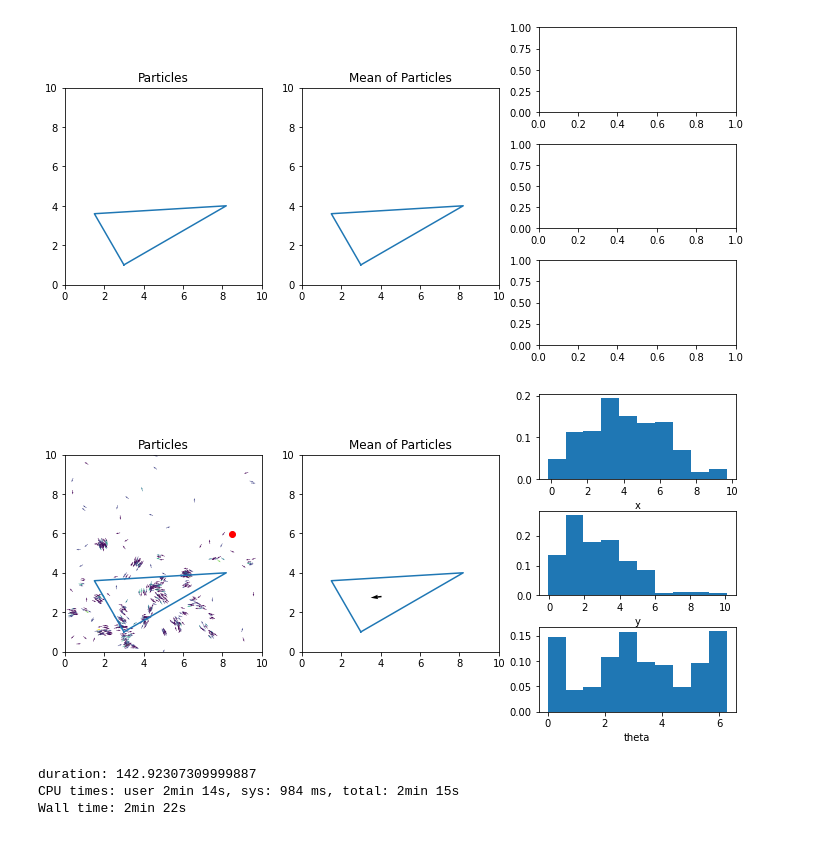
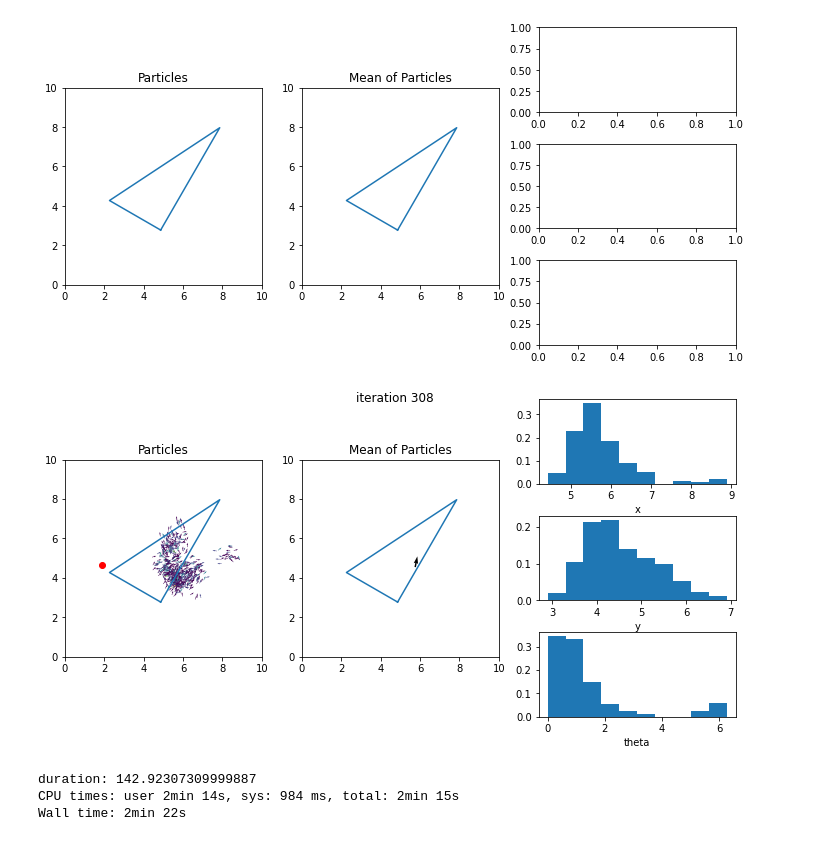
Before and after one commit to playertr/SDM_project, a Jupyter notebook: particle_filter_example.ipynb, the cells around one changed output. Drawn from its saved outputs; the diff is of its cells as text; code cells hidden in the pictures.

```diff
--- a/particle_filter_example.ipynb
+++ b/particle_filter_example.ipynb
@@ -13,9 +14,9 @@ from ActionController import ActionController
 shape = Polygon([[0, 0], [6, 0], [0, 3], [0, 0]]) # triangle
 # Center shape
 shape
-x = 3
-y = 1
-theta = np.pi/6
+x = 5
+y = 5
+theta = np.pi/3
 map_size = 10, 10
 
 # ParticleFilter
@@ -32,7 +33,7 @@ action_controller = ActionController(
 )
 
 # Simulation
-max_iterations = None
+max_iterations = 1000
 entropies = []
 total_iterations = 0
 
@@ -62,7 +63,7 @@ ax1.set_title('Particles')
 ax2.set_title('Mean of Particles')
 fig.tight_layout()
 # %% [output]
-[figure, old version]
+[figure, new version]
 # %%
 %%time
 # %%capture cap
@@ -72,38 +73,37 @@ iteration = 0
 start_time = time.perf_counter()
 while not action_controller.converged:
     iteration += 1
-    if iteration % 10 == 0: print(f"iteration {iteration}")
     action_controller.tick()
 
     # Visuals
 
     s = ax1.scatter(*action_controller.previous_action, c='r')
     q = action_controller.particle_filter.draw_particles(ax1)
     ax3.clear(); ax4.clear(); ax5.clear();
     h1, h2, h3 = action_controller.particle_filter.draw_histogram(ax3, ax4, ax5)
 
     x,y,t = action_controller.particle_filter.get_state() # access estimated state
     q2 = ax2.quiver(x, y, np.cos(t), np.sin(t), label='Estimate')
     display.display(fig)
     display.clear_output(wait=True)
 
+    fig.suptitle(f"iteration {iteration}")
     fig.savefig(f"SDM sim - 3.6.2021 - lookahead_depth={lookahead_depth}/iteration={iteration}.png", format='png')
 
     s.remove()
     q.remove()
     q2.remove()
 
-    if iteration == 1:
-        pass
-#         break
+    if iteration == max_iterations:
+        break
 
 end_time = time.perf_counter()
 duration = end_time - start_time
 
 np.save(f"SDM sim entropies - 3.6.2021 - lookahead_depth={lookahead_depth}, duration={duration:.2f} sec.npy", np.array(action_controller.entropies))
 np.save(f"SDM sim costs - 3.6.2021 - lookahead_depth={lookahead_depth}, duration={duration:.2f} sec.npy", np.array(action_controller.costs))
 # %% [output]
-[figure, old version]
+[figure, new version]
 # %%
 cap.show()
 # %% [output]
```
Also changed, not shown: parts of 4 cells of this notebook.
